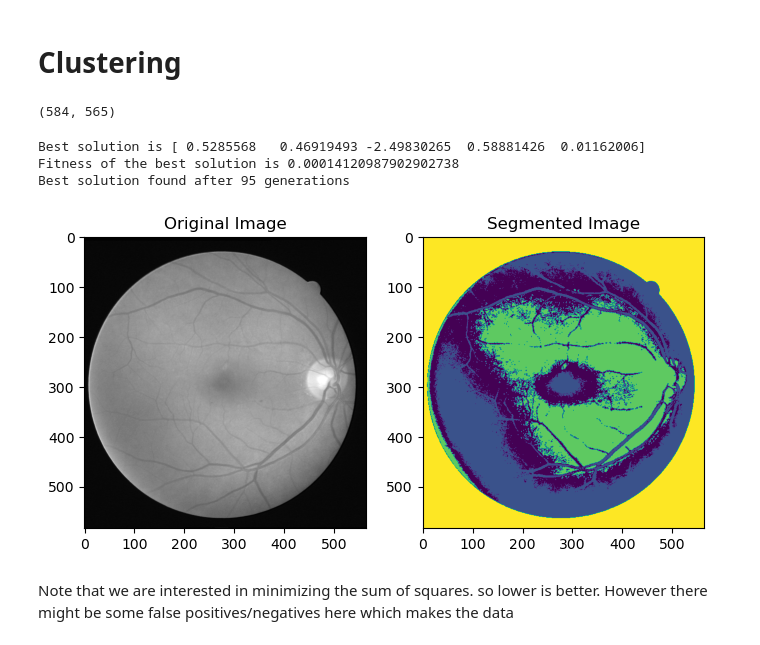
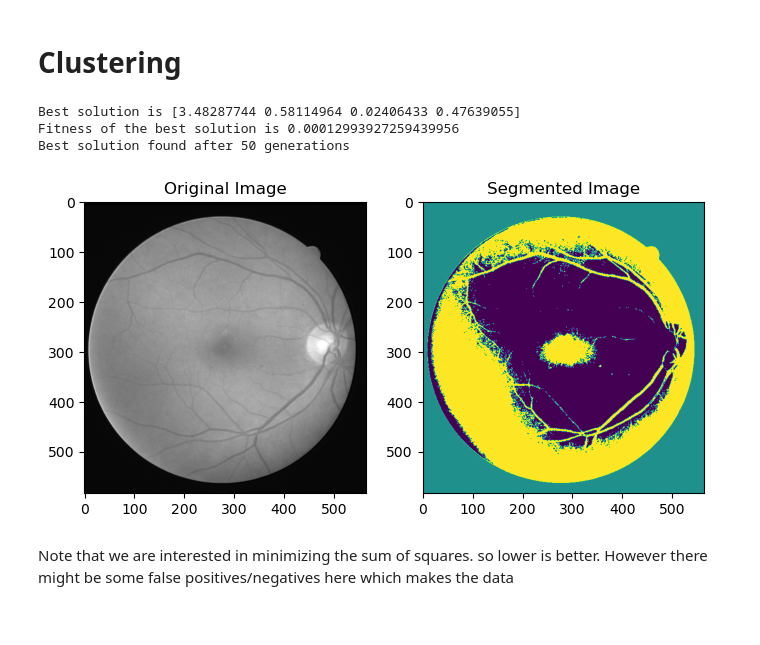
Before and after one commit to Thire399/CAS_739_Project, a Jupyter notebook: Main.ipynb, the cells around one changed output. Saved outputs shown, nothing was run; the diff lists cells and outputs as text; code cells hidden in the pictures.

```diff
--- a/Main.ipynb
+++ b/Main.ipynb
@@ -157,7 +157,7 @@ plt.show()
 [figure]
 # %%
 # Create a subplot grid
-fig, axs = plt.subplots(2, 3, figsize=(12, 8))
+fig, axs = plt.subplots(2, 3, figsize=(5, 4))
 
 # Iterate through the images and plot them
 for i in range(3):
@@ -544,24 +544,17 @@ plt.show()
 [figure]
 # %% [markdown]
 # Clustering
-# %%
-data = X_Val.detach().cpu().numpy()[0][0]
-#data = data.reshape(-1, 1)  # Reshape the image into a column vector
-print(data.shape)
-# %% [output]
-(584, 565)
 # %%
 import numpy as np
 import matplotlib.pyplot as plt
 import pygad
-
 
 image = X_test.detach().cpu().numpy()[0][0]
 # Flatten the image matrix
 image_flat = image.flatten().reshape(-1, 1)
 
 # Define the number of clusters (segments)
-num_segments = 5
+num_segments = 4
 crossover = True
 mutation = True
 
@@ -630,40 +623,40 @@ ga_instance = pygad.GA(num_generations=100
                        , keep_parents=2
                        , num_genes=num_genes
                        , fitness_func=fitness_func
                        , suppress_warnings=True
                        , mutation_percent_genes=mutation_percent_genes
                        , mutation_type = Mutation
                        , mutation_probability = 0.5
                        , save_solutions = True)
 
 ga_instance.run()
 
 best_solution, best_solution_fitness, best_solution_idx = ga_instance.best_solution()
 print("Best solution is {bs}".format(bs=best_solution))
 print("Fitness of the best solution is {bsf}".format(bsf=best_solution_fitness))
 print("Best solution found after {gen} generations".format(gen=ga_instance.best_solution_generation))
 
 segment_centers, all_segments_dists, segment_indices, segments, segments_sum_dist = segment_data(best_solution, best_solution_idx)
 
 # Reshape the segmented image to its original shape
-final_segmentation = np.zeros_like(image)
+final_segmentation4 = np.zeros_like(image)
 for seg_idx in range(num_segments):
-    final_segmentation.flat[segments[seg_idx]] = seg_idx + 1
+    final_segmentation4.flat[segments[seg_idx]] = seg_idx + 1
 
 # Display the original and segmented images using matplotlib
 plt.figure(figsize=(8, 4))
 plt.subplot(1, 2, 1)
 plt.imshow(image, cmap='gray')
 plt.title('Original Image')
 plt.subplot(1, 2, 2)
-plt.imshow(final_segmentation, cmap='viridis')
+plt.imshow(final_segmentation4, cmap='viridis')
 plt.title('Segmented Image')
 plt.show()
 # %% [output]
-Best solution is [ 0.5285568   0.46919493 -2.49830265  0.58881426  0.01162006]
-Fitness of the best solution is 0.00014120987902902738
-Best solution found after 95 generations
+Best solution is [3.48287744 0.58114964 0.02406433 0.47639055]
+Fitness of the best solution is 0.00012993927259439956
+Best solution found after 50 generations
-[figure, old version]
+[figure, new version]
 # %% [markdown]
 Note that we are interested in minimizing the sum of squares. so lower is better. However there might be some false positives/negatives here which makes the data
 # %%
```
Also changed, not shown: parts of 8 cells of this notebook.
